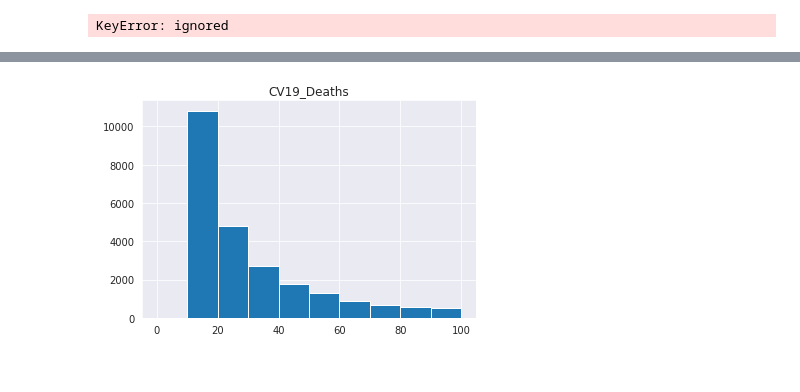
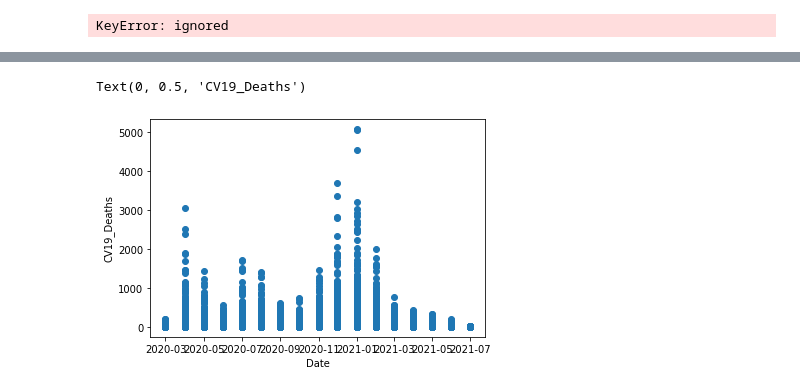
Before and after one commit to JScottLopez/github-ds, a Jupyter notebook: TIM_6500_JSLopez.ipynb, the cells around one changed output, grey strips where cells are left out. Saved outputs shown, nothing was run; the diff lists cells and outputs as text; code cells hidden in the pictures.

```diff
--- a/TIM_6500_JSLopez.ipynb
+++ b/TIM_6500_JSLopez.ipynb
@@ -260,4 +174,18 @@ display(df_single_level_cols)
-# %%
-df.hist(column='CV19_Deaths', bins=[0,10,20,30,40,50,60,70,80,90,100]);
-# %% [output]
-[figure, removed]
+# %%
+
+#corr = df.corr()
+#print(corr)
+
+#print(df.corr().abs().nlargest(3, 'CV19_Deaths').index)
+
+#print(df.corr().abs().nlargest(3, 'CV19_Deaths').values[:4])
+
+%matplotlib inline
+import matplotlib.pyplot as plt
+
+plt.scatter(df['Date'], df['CV19_Deaths'], marker='o')
+plt.xlabel('Date')
+plt.ylabel('CV19_Deaths')
+# %% [output]
+Text(0, 0.5, 'CV19_Deaths')
+[figure, added]
```
Also changed, not shown: parts of 9 cells of this notebook.
